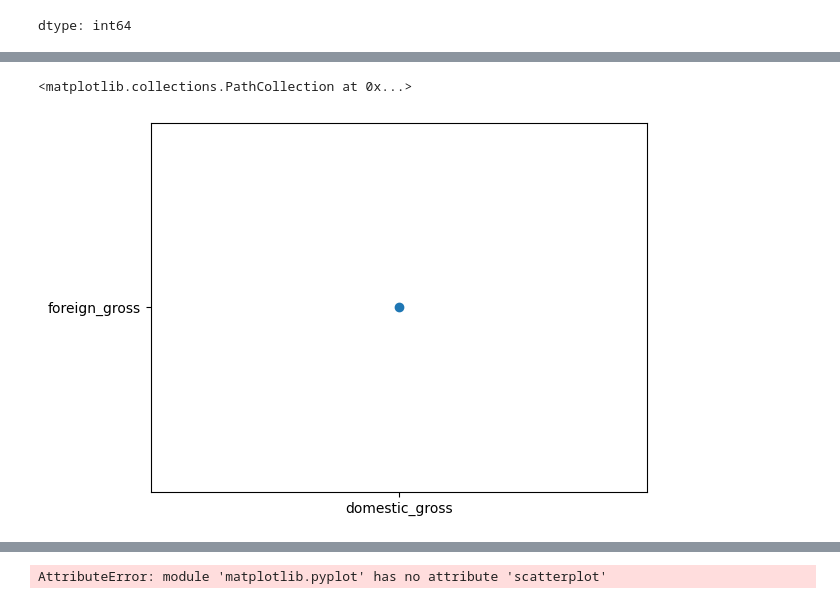
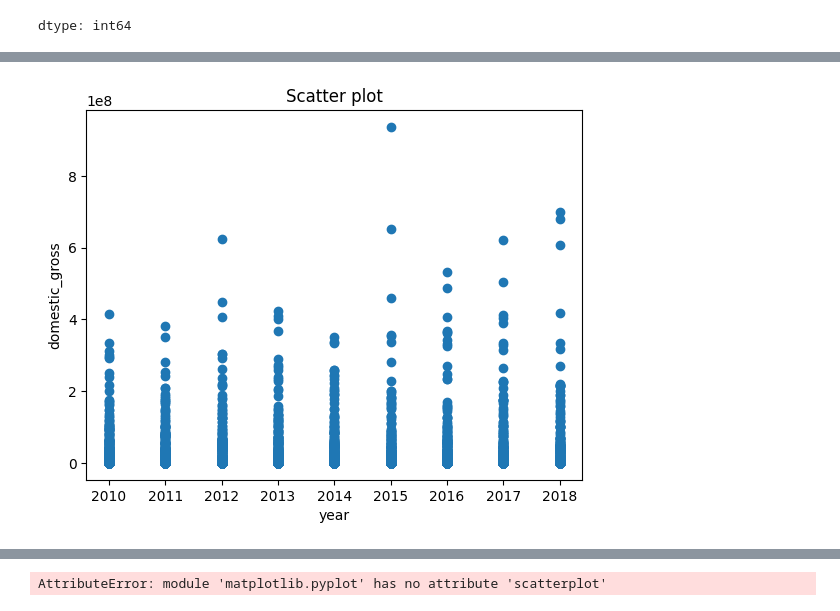
Before and after one commit to mading225/dsc-git-intro, a Jupyter notebook: Untitled8.ipynb, the cells around one changed output, grey strips where cells are left out. Saved outputs shown, nothing was run; the diff lists cells and outputs as text; code cells hidden in the pictures.

```diff
--- a/Untitled8.ipynb
+++ b/Untitled8.ipynb
@@ -200,5 +196,8 @@ sns.scatterplot('domestic_gross')
-# %%
-plt.scatter('domestic_gross' , 'foreign_gross')
-# %% [output]
-<matplotlib.collections.PathCollection at 0x...>
-[figure, removed]
+# %%
+plt.scatter(df['year'], df['domestic_gross'])
+plt.xlabel('year')
+plt.ylabel('domestic_gross')
+plt.title('Scatter plot')
+plt.show()
+# %% [output]
+[figure, added]
```
Also changed, not shown: parts of 7 cells of this notebook.
